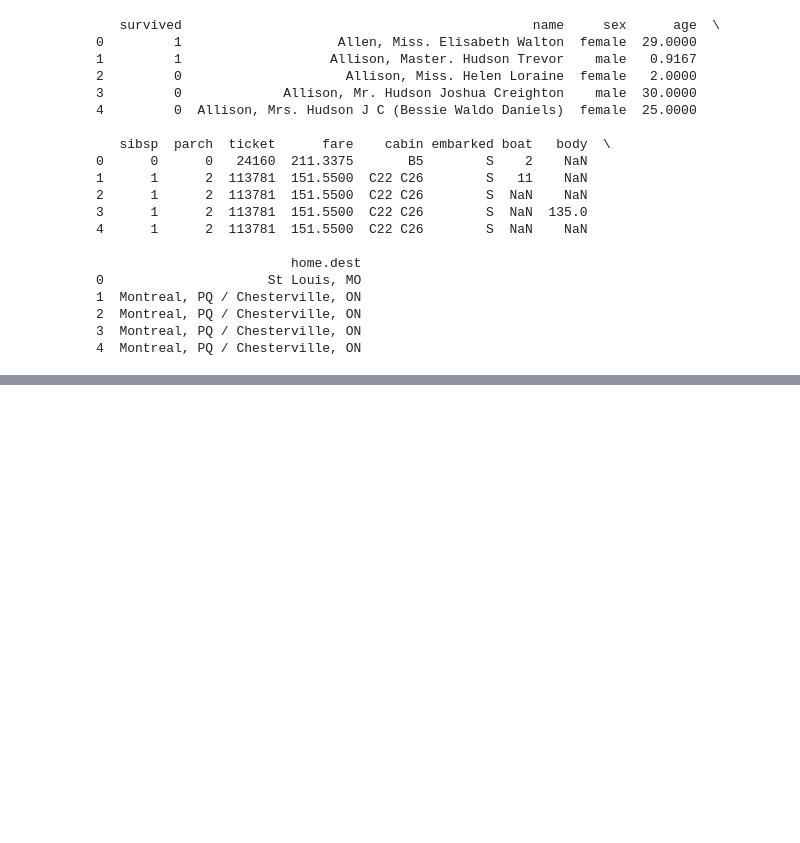
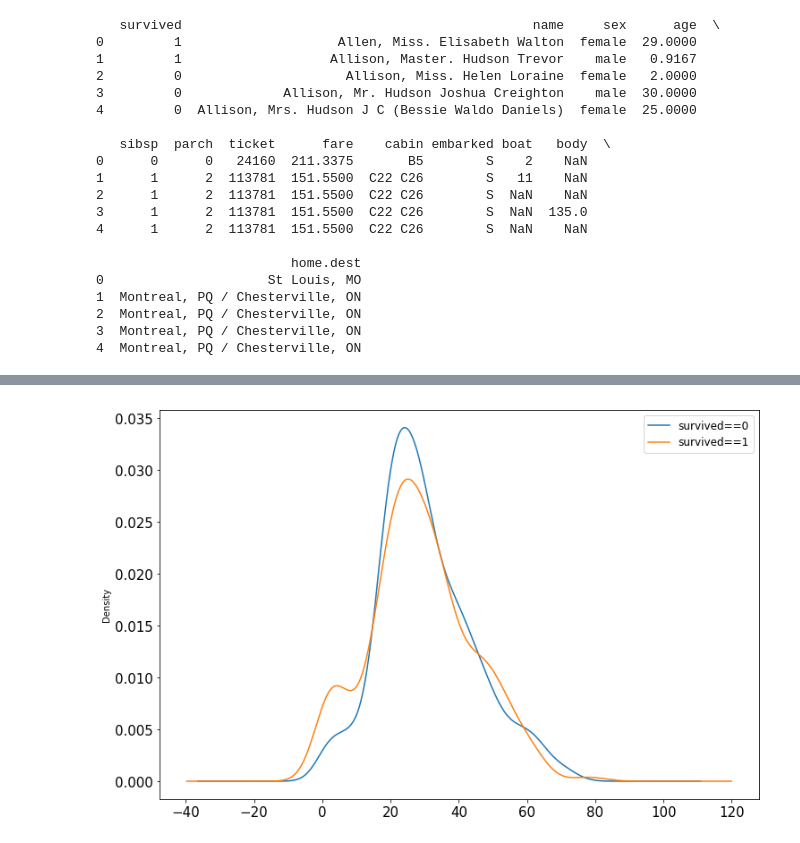
Before and after one commit to starkidstory/OmegaTensor, a Jupyter notebook: Tensorflow_official/cnn/Titanic/train.ipynb, the cells around one changed output, grey strips where cells are left out. Saved outputs shown, nothing was run; the diff lists cells and outputs as text; code cells hidden in the pictures; blank space fills up the shorter version.

```diff
--- a/Tensorflow_official/cnn/Titanic/train.ipynb
+++ b/Tensorflow_official/cnn/Titanic/train.ipynb
@@ -77,0 +110,10 @@ plt.show()
+# %%
+draft = excel.query('survived == 0')['age'].plot(kind = 'density',
+                      figsize = (12,8),fontsize=15)
+excel.query('survived == 1')['age'].plot(kind = 'density',
+                      figsize = (12,8),fontsize=15)
+draft.legend(['survived==0','survived==1'],fontsize = 12)
+
+plt.show()
+# %% [output]
+[figure, added]
```
Also changed, not shown: parts of 4 cells of this notebook.
